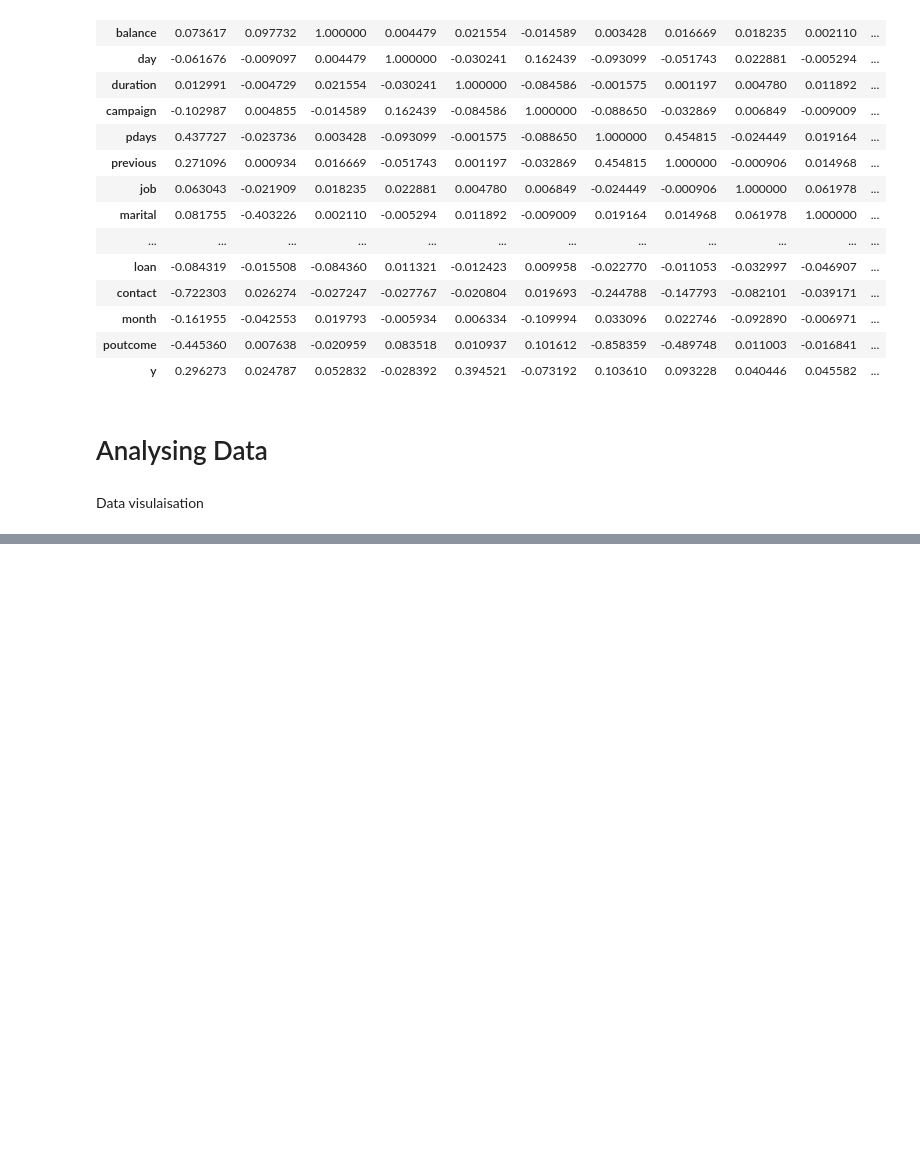
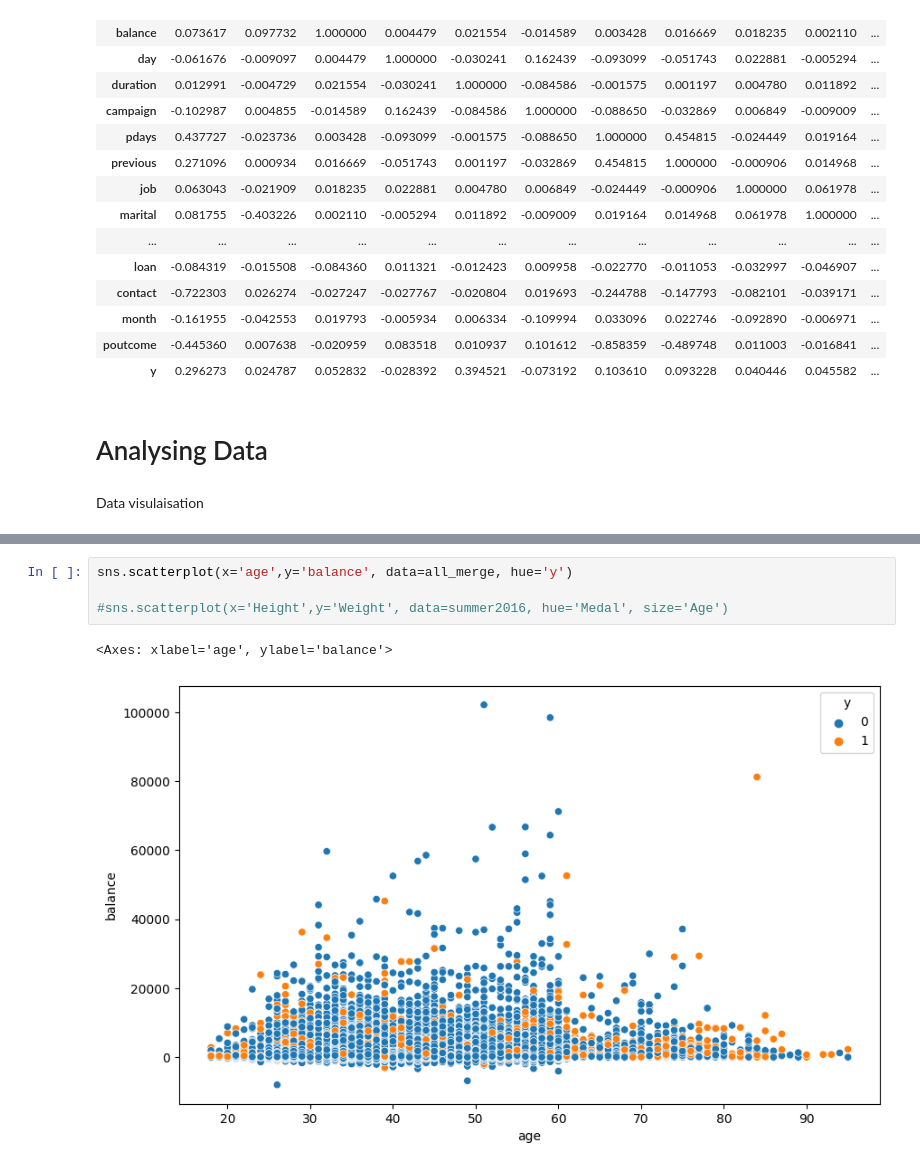
Before and after one commit to Ayomide-ola/UCDPA_Ayomide, a Jupyter notebook: predict term deposit project.ipynb, the cells around one changed output, grey strips where cells are left out. Saved outputs shown, nothing was run; the diff lists cells and outputs as text; blank space fills up the shorter version.

```diff
--- a/predict term deposit project.ipynb
+++ b/predict term deposit project.ipynb
@@ -635,0 +622,7 @@ dtype: int64
+# %%
+sns.scatterplot(x='age',y='balance', data=all_merge, hue='y')
+
+#sns.scatterplot(x='Height',y='Weight', data=summer2016, hue='Medal', size='Age')
+# %% [output]
+<Axes: xlabel='age', ylabel='balance'>
+[figure, added]
```
Also changed, not shown: parts of 6 cells of this notebook.
